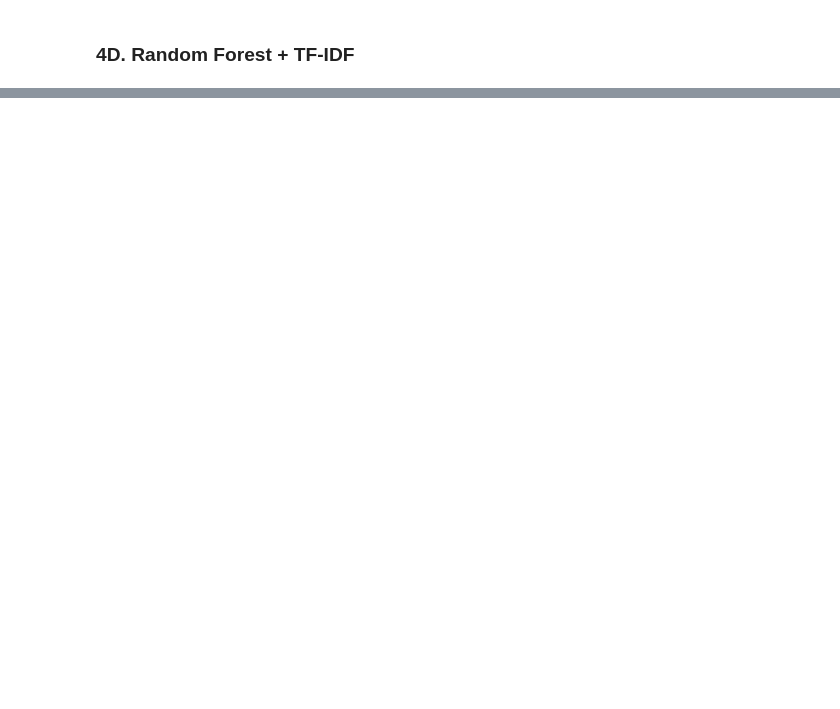
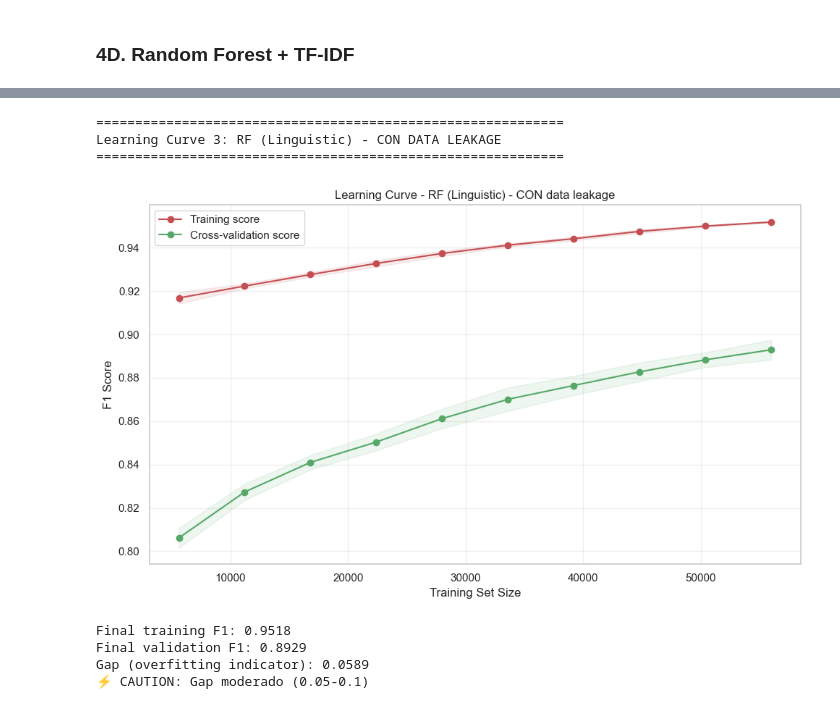
Before and after one commit to josuemj/SDS-Prompt-Guard, a Jupyter notebook: notebooks/03_implementation_.ipynb, the cells around one changed output, grey strips where cells are left out. Cells and saved outputs as stored; diff of their text form; code cells hidden in the pictures; blank space fills up the shorter version.

```diff
--- a/notebooks/03_implementation_.ipynb
+++ b/notebooks/03_implementation_.ipynb
@@ -342,0 +687,19 @@ Puede ser, TDF idf + cuantis (puede ser)
+# %%
+# Learning Curve 3: RF (Linguistic) - con data leakage
+print("=" * 60)
+print("Learning Curve 3: RF (Linguistic) - CON DATA LEAKAGE")
+print("=" * 60)
+rf_linguistic_lc = RandomForestClassifier(
+    n_estimators=200, max_depth=None, min_samples_leaf=5,
+    class_weight="balanced", random_state=RANDOM_STATE, n_jobs=-1
+)
+plot_learning_curve(rf_linguistic_lc, X_linguistic, y, "RF (Linguistic) - CON data leakage")
+# %% [output]
+============================================================
+Learning Curve 3: RF (Linguistic) - CON DATA LEAKAGE
+============================================================
+[figure, added]
+Final training F1: 0.9518
+Final validation F1: 0.8929
+Gap (overfitting indicator): 0.0589
+⚡ CAUTION: Gap moderado (0.05-0.1)
```
Also changed, not shown: parts of 29 cells of this notebook.
